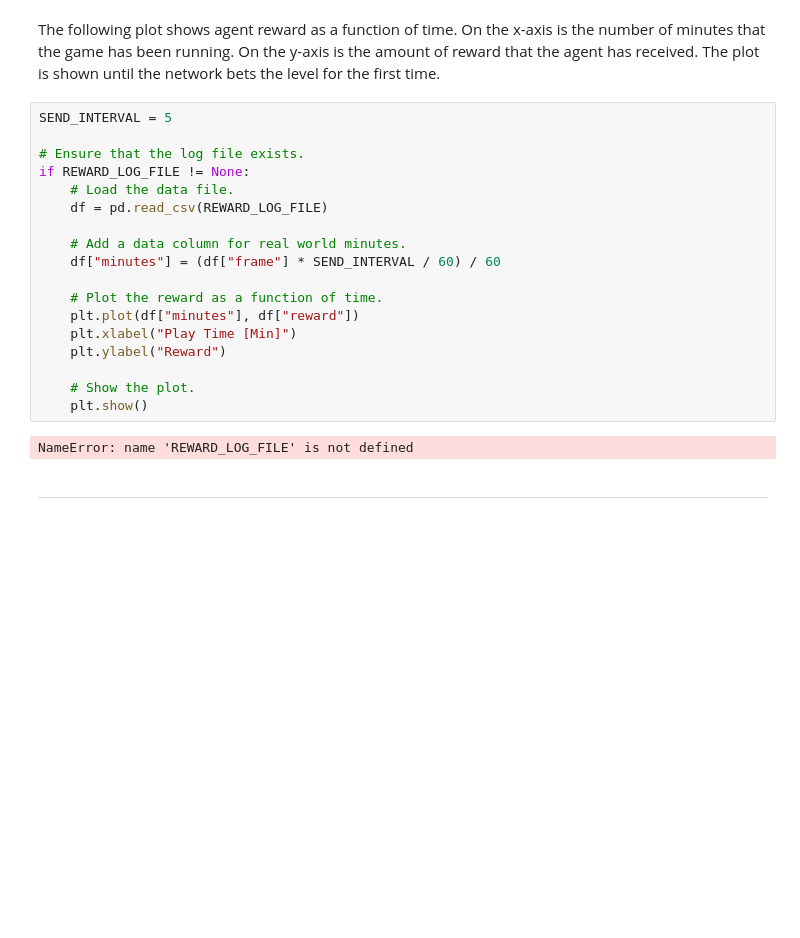
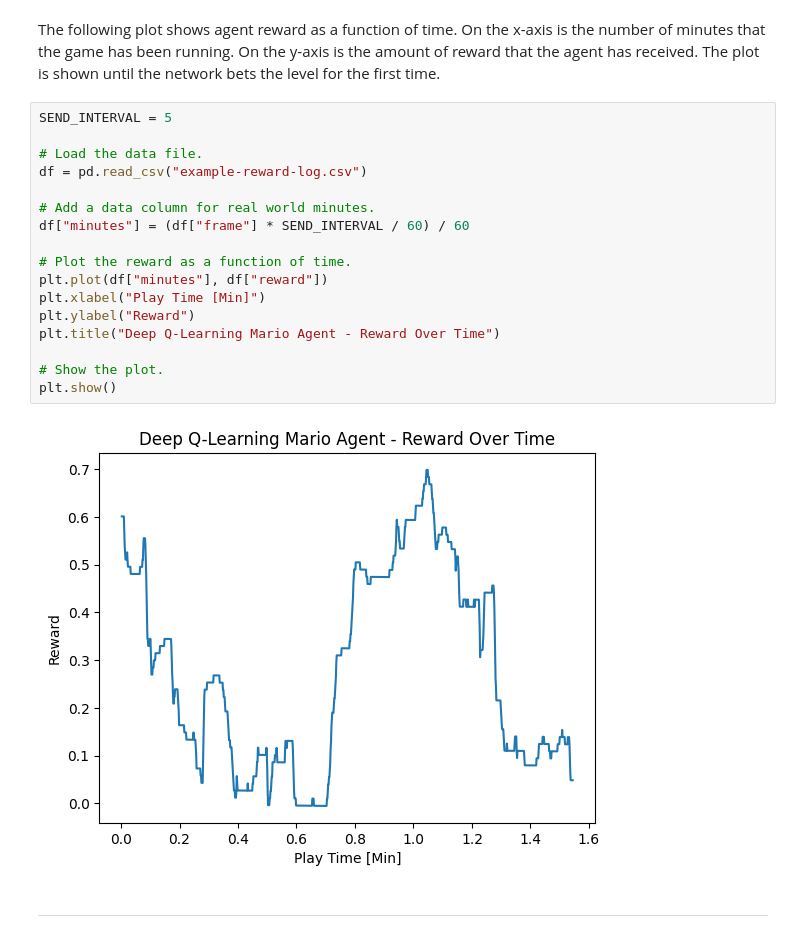
Before and after one commit to Xander-Carroll/PHYSICS5680-Neural-Network-Final, a Jupyter notebook: FinalProjectXanderCarroll.ipynb, the cells around one changed output. Cells and saved outputs as stored; diff of their text form; blank space fills up the shorter version.

Commit message:
Reward Plotting Pt2.

```diff
--- a/FinalProjectXanderCarroll.ipynb
+++ b/FinalProjectXanderCarroll.ipynb
@@ -830,23 +830,22 @@ The following plot shows agent reward as a function of time. On the x-axis is th
 # %%
 SEND_INTERVAL = 5
 
-# Ensure that the log file exists.
-if REWARD_LOG_FILE != None:
-    # Load the data file.
-    df = pd.read_csv(REWARD_LOG_FILE)
+# Load the data file.
+df = pd.read_csv("example-reward-log.csv")
 
-    # Add a data column for real world minutes.
-    df["minutes"] = (df["frame"] * SEND_INTERVAL / 60) / 60
+# Add a data column for real world minutes.
+df["minutes"] = (df["frame"] * SEND_INTERVAL / 60) / 60
 
-    # Plot the reward as a function of time.
-    plt.plot(df["minutes"], df["reward"])
-    plt.xlabel("Play Time [Min]")
-    plt.ylabel("Reward")
+# Plot the reward as a function of time.
+plt.plot(df["minutes"], df["reward"])
+plt.xlabel("Play Time [Min]")
+plt.ylabel("Reward")
+plt.title("Deep Q-Learning Mario Agent - Reward Over Time")
 
-    # Show the plot.
-    plt.show()
+# Show the plot.
+plt.show()
 # %% [output]
-NameError: name 'REWARD_LOG_FILE' is not defined
+[figure, added]
 # %% [markdown]
 ---
 # %% [markdown]
```
